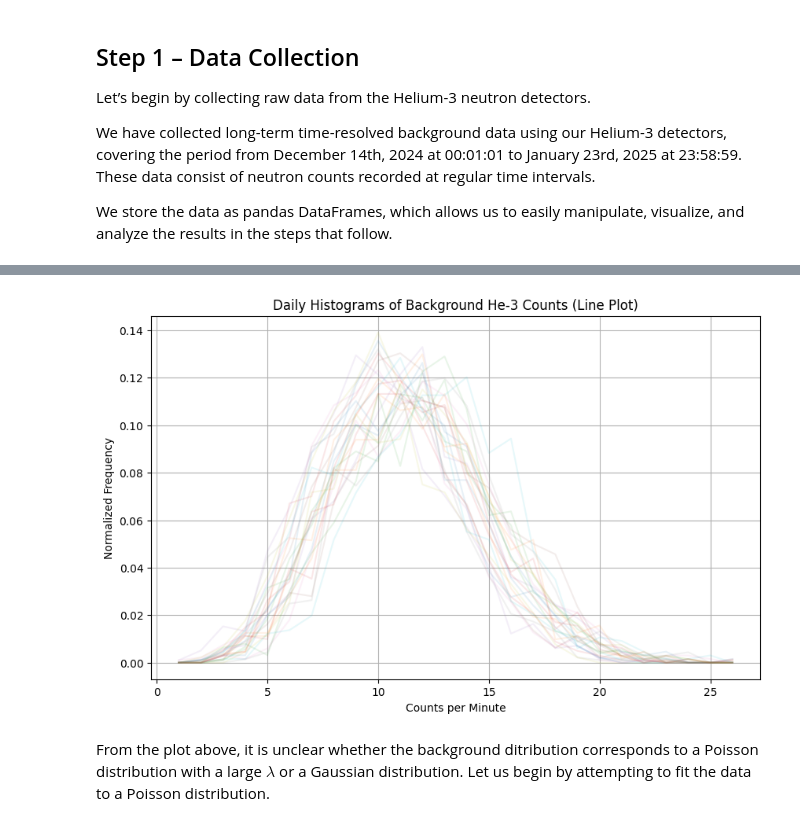
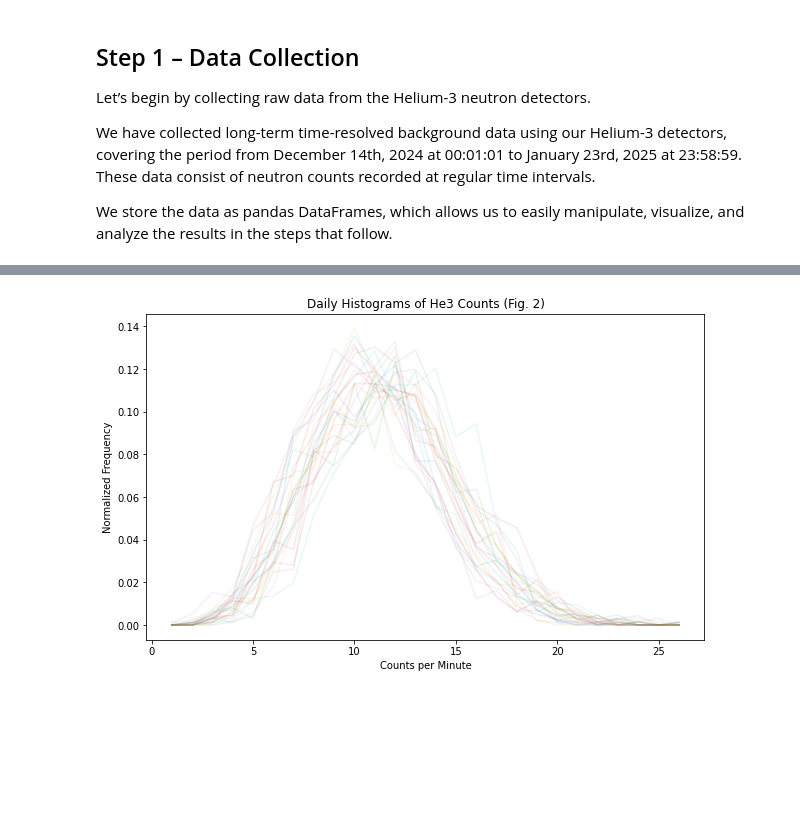
Before and after one commit to project-ida/arpa-e-experiments, a Jupyter notebook: tutorials/He3-Background-Characterization.ipynb, the cells around one changed output, grey strips where cells are left out. Drawn from its saved outputs; the diff is of its cells as text; code cells hidden in the pictures; blank space fills up the shorter version.

Commit message:
Starting to update Helium 3 background characterization - still need to compare with lit

```diff
--- a/tutorials/He3-Background-Characterization.ipynb
+++ b/tutorials/He3-Background-Characterization.ipynb
@@ -84 +124,4 @@ he3_all = he3_all.sort_index()
+# %%
+# We will also begin numbering our figures here for easier reference later in the notebook
+fig_counter = 0
 # %% [markdown]
@@ -112,26 +187,28 @@ dtype: float64
 # %%
-# Ensure the index is datetime
+fig_counter += 1
+
+# Ensure datetime index
 he3_all.index = pd.to_datetime(he3_all.index)
 
+# Temporarily rename the column for ease
+counts_series = he3_all["Counts ch50-1000"]
+
 # Group by day
-grouped_by_day = he3_all.groupby(he3_all.index.date)
+grouped_by_day = counts_series.groupby(he3_all.index.date)
 
-# Define bins for the histogram
-bins = np.arange(he3_all['Counts ch50-1000'].min(), he3_all['Counts ch50-1000'].max() + 1, 1)  # Use integer bins
+# Define bins
+bins = np.arange(counts_series.min(), counts_series.max() + 1, 1)
 
-# Plot all histograms as line plots
+# Plot histograms as line plots
 plt.figure(figsize=(10, 6))
 
 for day, group in grouped_by_day:
-    hist_values, bin_edges = np.histogram(group['Counts ch50-1000'], bins=bins, density=True)
+    hist_values, bin_edges = np.histogram(group, bins=bins, density=True)
     plt.plot(bin_edges[:-1], hist_values, alpha=0.1, label=str(day))
 
 plt.xlabel("Counts per Minute")
 plt.ylabel("Normalized Frequency")
-plt.title("Daily Histograms of Background He-3 Counts (Line Plot)")
-plt.grid(True)
+plt.title(f"Daily Histograms of He3 Counts (Fig. {fig_counter})")
 plt.show()
 # %% [output]
-[figure, old version]
+[figure, new version]
-# %% [markdown]
-From the plot above, it is unclear whether the background ditribution corresponds to a Poisson distribution with a large $\lambda$ or a Gaussian distribution. Let us begin by attempting to fit the data to a Poisson distribution.
```
Also changed, not shown: parts of 37 cells of this notebook.
